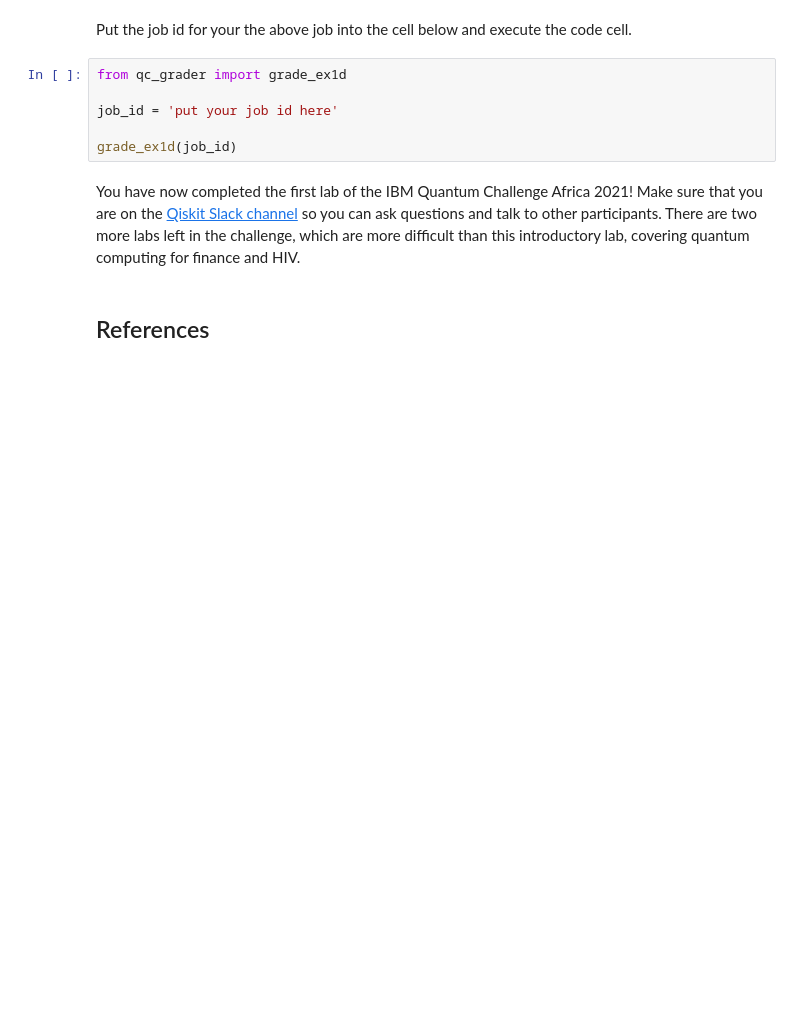
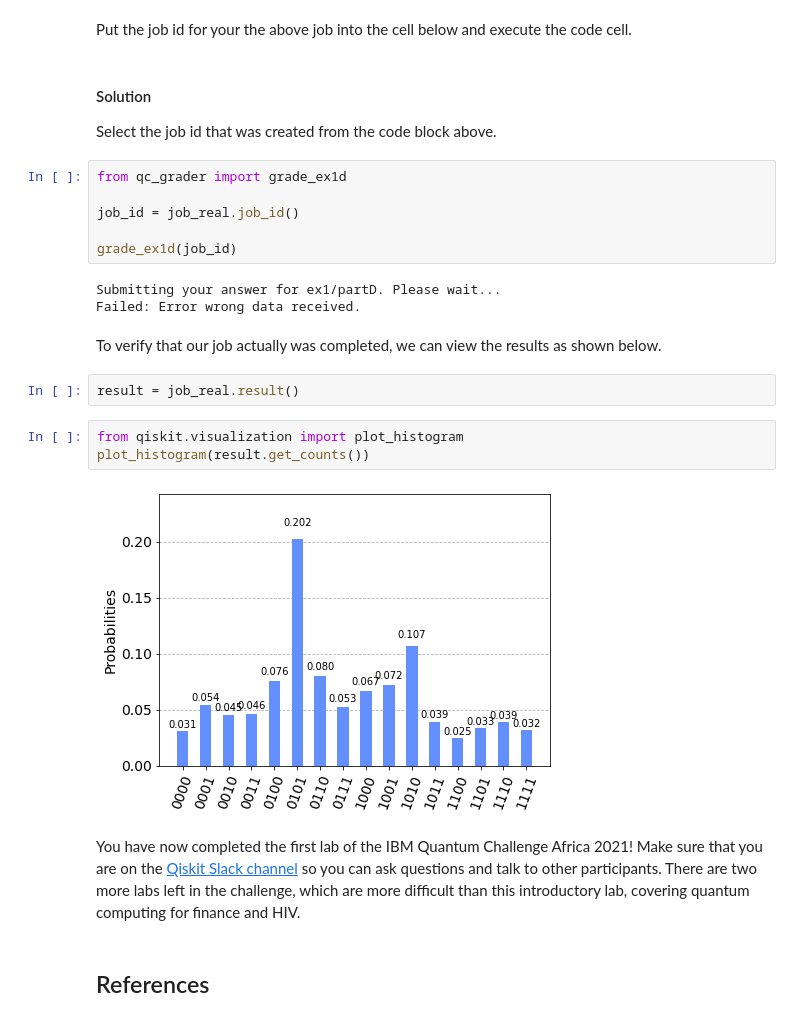
Before and after one commit to qiskit-community/ibm-quantum-challenge-africa-2021, a Jupyter notebook: content/lab1/lab1.ipynb, the cells around one changed output. Saved outputs shown, nothing was run; the diff lists cells and outputs as text; blank space fills up the shorter version.

Commit message:
added my answers and explanations

```diff
--- a/content/lab1/lab1.ipynb
+++ b/content/lab1/lab1.ipynb
@@ -678,11 +885,27 @@ print(f"VQE job created at {job_real.creation_date()} and has a job id of {job_r
 # %% [markdown]
 Put the job id for your the above job into the cell below and execute the code cell.
+# %% [markdown]
+#### Solution
+
+Select the job id that was created from the code block above.
 # %%
 from qc_grader import grade_ex1d
 
-job_id = 'put your job id here'
+job_id = job_real.job_id()
 
 grade_ex1d(job_id)
+# %% [output]
+Submitting your answer for ex1/partD. Please wait...
+Failed: Error wrong data received.
+# %% [markdown]
+To verify that our job actually was completed, we can view the results as shown below.
+# %%
+result = job_real.result()
+# %%
+from qiskit.visualization import plot_histogram
+plot_histogram(result.get_counts())
+# %% [output]
+[figure, added]
 # %% [markdown]
 You have now completed the first lab of the IBM Quantum Challenge Africa 2021! Make sure that you are on the [Qiskit Slack channel](https://ibm.co/Africa_Slack) so you can ask questions and talk to other participants. There are two more labs left in the challenge, which are more difficult than this introductory lab, covering quantum computing for finance and HIV.
 # %% [markdown]
```
Also changed, not shown: parts of 30 cells of this notebook, 2 other files.
